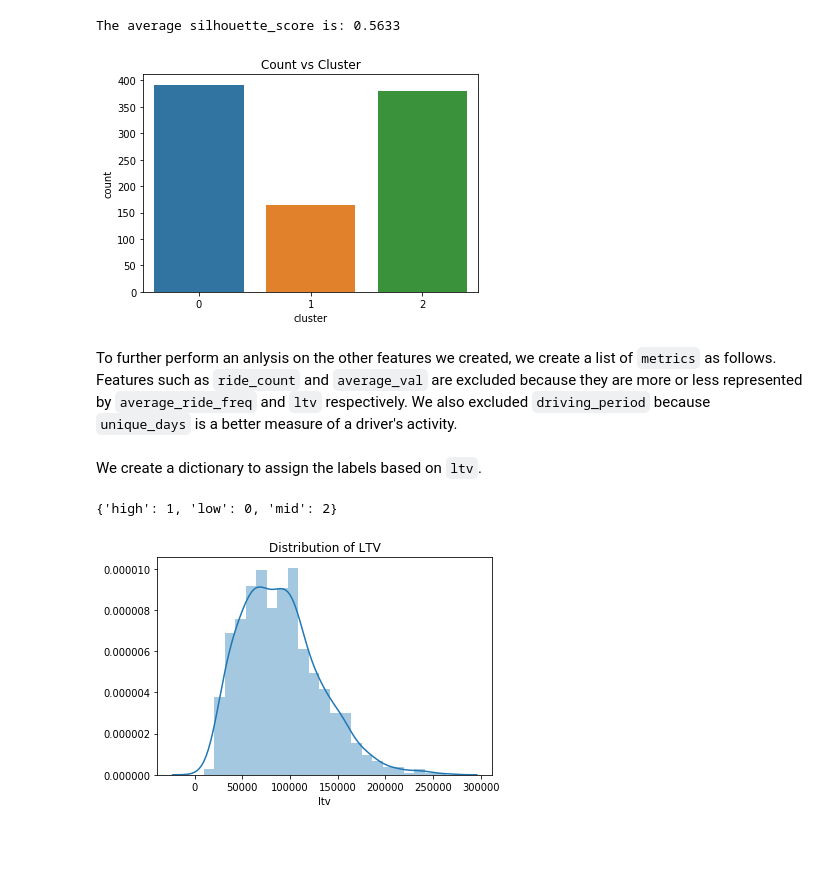
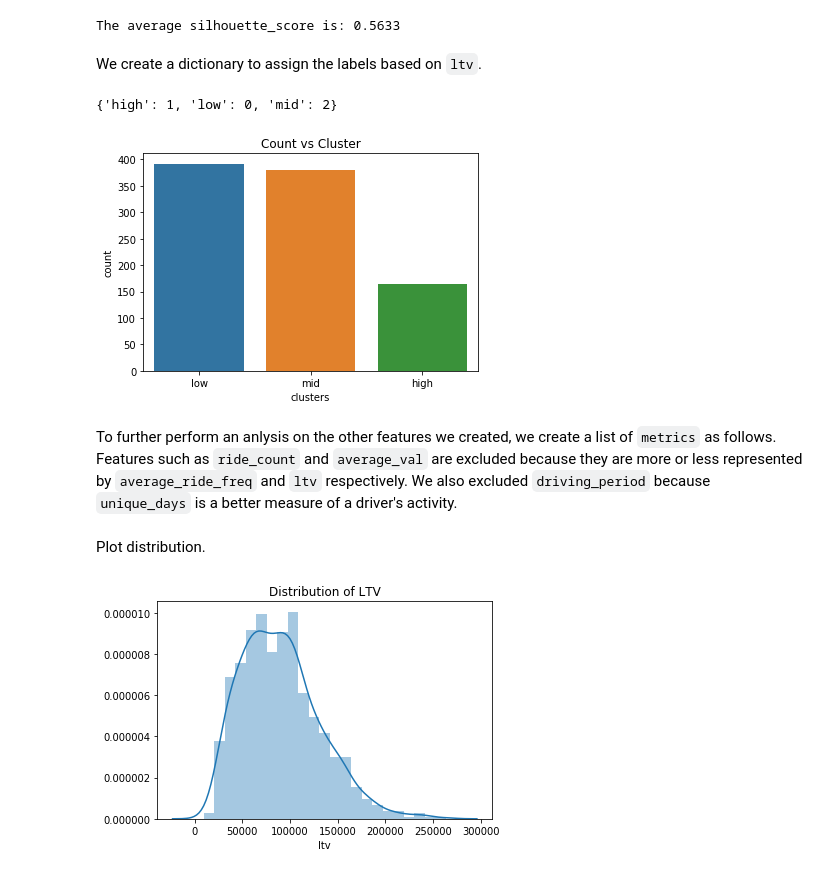
Before and after one commit to wjensheng/lyft, a Jupyter notebook: lyft_nb.ipynb, the cells around one changed output. Cells and saved outputs as stored; diff of their text form; code cells hidden in the pictures; blank space fills up the shorter version.

Commit message:
updated labels

```diff
--- a/lyft_nb.ipynb
+++ b/lyft_nb.ipynb
@@ -826,10 +821,45 @@ clusters_df.rename(columns={'index': 'cluster', 0: 'count'}, inplace=True)
+# %% [markdown]
+We create a dictionary to assign the labels based on `ltv`.
+# %%
+def create_label_map(ltv):
+    clus_dict = {}
+
+    for i in range(3):
+        clus_dict[i] = ltv[ltv['clusters'] == i]['ltv'].mean()
+
+    # sort base on ltv
+    clus_dict = sorted(clus_dict.items(), key=operator.itemgetter(1))
+
+    labels = ['low', 'mid', 'high']
+    clus_labels = {}
+
+    # assign labels of low, mid, high to clusters
+    for k,v in enumerate(clus_dict):
+        clus_labels[labels[k]] = v[0]
+
+    return clus_labels
+
+clus_labels = create_label_map(ltv)
+
+clus_labels
+# %% [output]
+{'high': 1, 'low': 0, 'mid': 2}
+# %%
+clusters_df = pd.Series(clusters).value_counts().reset_index()
+
+clusters_df.rename(columns={'index': 'clusters', 0: 'count'}, inplace=True)
+
+# reverse the keys and values for plotting
+reverse_clus_labels = {v: k for k, v in clus_labels.items()}
+
+clusters_df['clusters'] = clusters_df['clusters'].map(reverse_clus_labels)
 # %%
 plt.figure(figsize=(6,4))
-sns.barplot(x=clusters_df['cluster'], y=clusters_df['count'])
+sns.barplot(x=clusters_df['clusters'], y=clusters_df['count'])
 plt.title('Count vs Cluster')
 plt.show()
 # %% [output]
-[figure, old version]
+[figure, new version]
 # %% [markdown]
 To further perform an anlysis on the other features we created, we create a list of `metrics` as follows. Features such as `ride_count` and `average_val` are excluded because they are more or less represented by `average_ride_freq` and `ltv` respectively. We also excluded `driving_period` because `unique_days` is a better measure of a driver's activity.
 # %%
@@ -847,32 +877,8 @@ metrics = [ 'fare',
             'is_late_ride',
             'average_ride_val',
             'ltv']
-# %% [markdown]
-We create a dictionary to assign the labels based on `ltv`.
-# %%
-def create_label_map(ltv):
-    clus_dict = {}
-
-    for i in range(3):
-        clus_dict[i] = ltv[ltv['clusters'] == i]['ltv'].mean()
-
-    # sort base on ltv
-    clus_dict = sorted(clus_dict.items(), key=operator.itemgetter(1))
-
-    labels = ['low', 'mid', 'high']
-    clus_labels = {}
-
-    # assign labels of low, mid, high to clusters
-    for k,v in enumerate(clus_dict):
-        clus_labels[labels[k]] = v[0]
-
-    return clus_labels
-
-clus_labels = create_label_map(ltv)
-
-clus_labels
-# %% [output]
-{'high': 1, 'low': 0, 'mid': 2}
+# %% [markdown]
+Plot distribution.
 # %%
 # distrion of LTV
 plt.title('Distribution of LTV')
```
Also changed, not shown: parts of 7 cells of this notebook.
